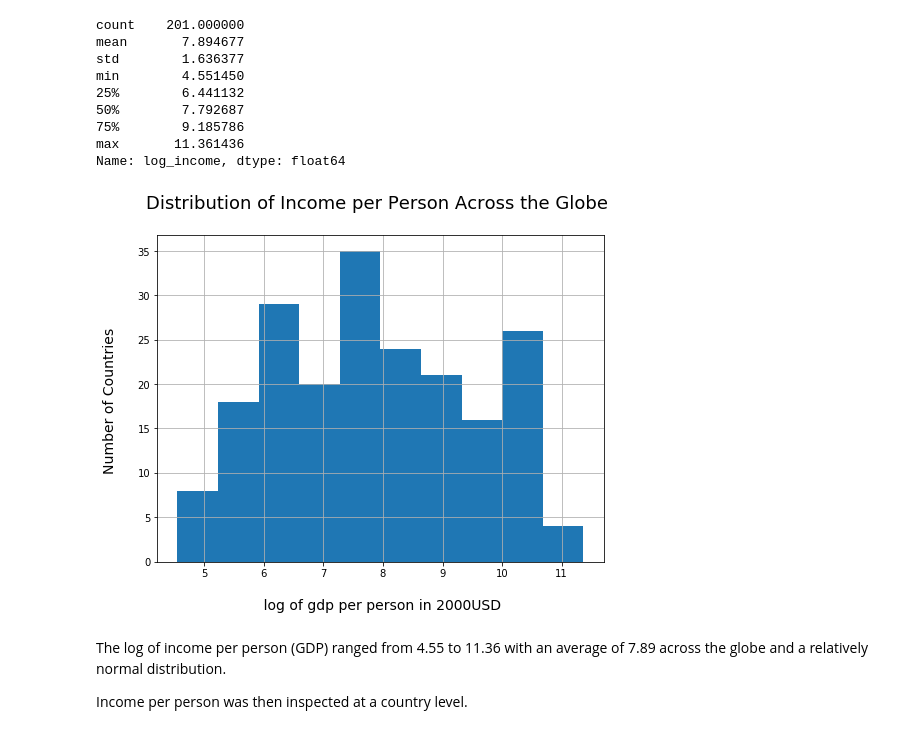
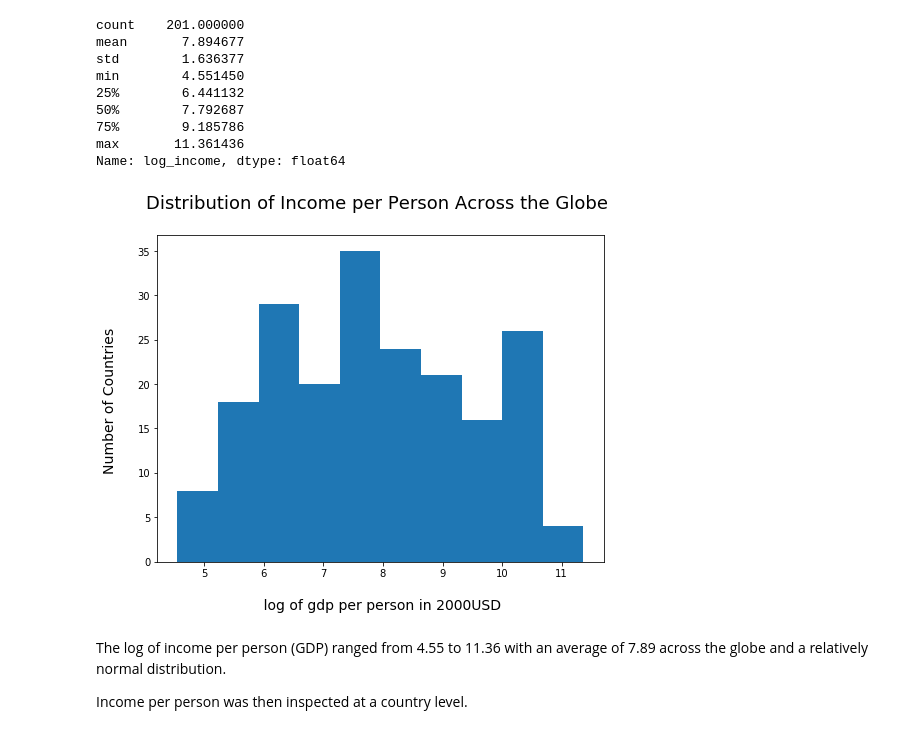
Before and after one commit to orunsh/DAND-Project-3, a Jupyter notebook: project-3.ipynb, the cells around one changed output. Saved outputs shown, nothing was run; the diff lists cells and outputs as text; code cells hidden in the pictures.

Commit message:
refactor: Update visualizations
Changed the types of graphs used to better compare across the regions

```diff
--- a/project-3.ipynb
+++ b/project-3.ipynb
@@ -1161,12 +1187,12 @@ max       11.361436
 Name: log_income, dtype: float64
 # %%
 plt.subplots(figsize=(8, 6))
-df.log_income.hist()
+df.log_income.hist(grid=False)
 plt.title("Distribution of Income per Person Across the Globe \n", fontsize=18)
 plt.xlabel("\n log of gdp per person in 2000USD", fontsize=14)
 plt.ylabel("Number of Countries \n", fontsize=14);
 # %% [output]
-[figure, old version]
+[figure, new version]
 # %% [markdown]
 The log of income per person (GDP) ranged from 4.55 to 11.36 with an average of 7.89 across the globe and a relatively normal distribution.
 
```
Also changed, not shown: parts of 139 cells of this notebook.
